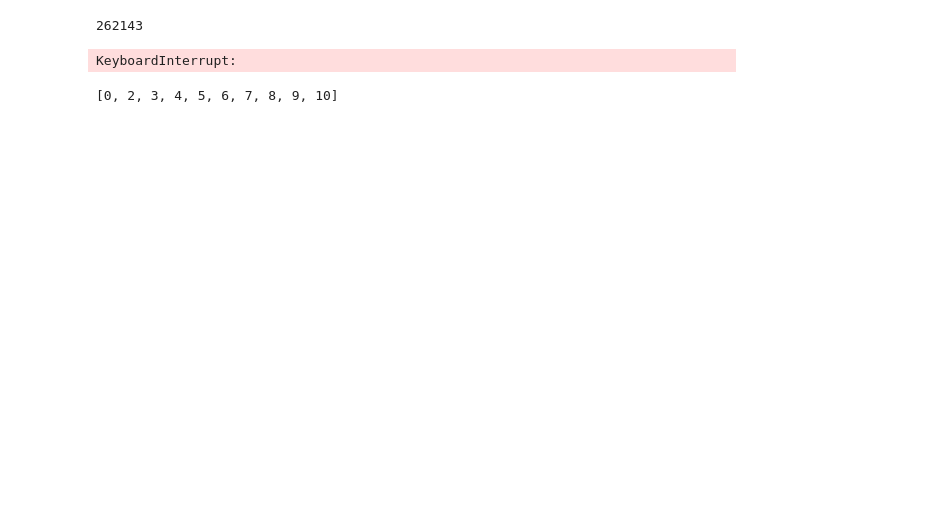
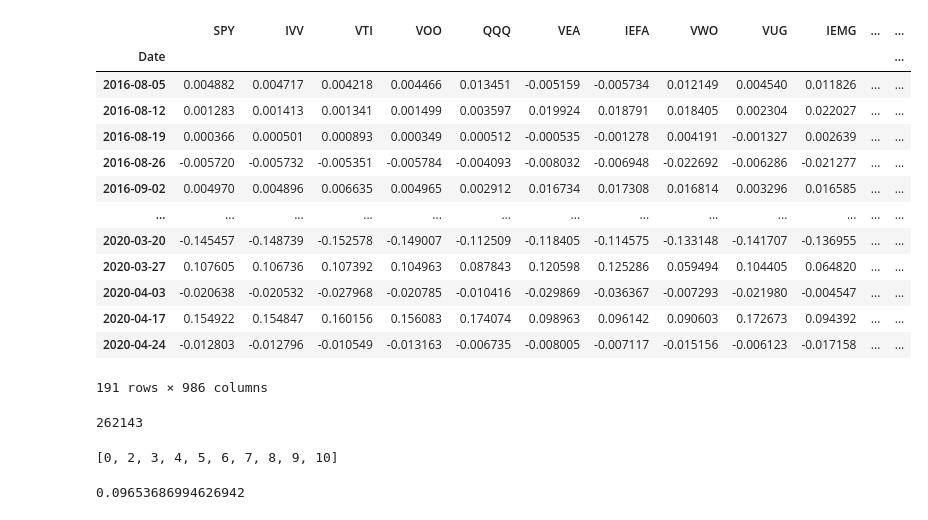
Before and after one commit to alexandgg/Streamlit-app, a Jupyter notebook: opti.ipynb, the cells around one changed output. Saved outputs shown, nothing was run; the diff lists cells and outputs as text; code cells hidden in the pictures; blank space fills up the shorter version.

```diff
--- a/opti.ipynb
+++ b/opti.ipynb
@@ -22,6 +24,23 @@ def meanRetAn(data):
     return(Result)
 # %%
 df = pd.read_csv("WeeklyReturns.csv", index_col="Date")
+# %%
+df
+# %% [output]
+|  | SPY | IVV | VTI | VOO | QQQ | VEA | IEFA | VWO | VUG | IEMG | ... | ... |
+| Date |  |  |  |  |  |  |  |  |  |  |  | ... |
+| 2016-08-05 | 0.004882 | 0.004717 | 0.004218 | 0.004466 | 0.013451 | -0.005159 | -0.005734 | 0.012149 | 0.004540 | 0.011826 | ... | ... |
+| 2016-08-12 | 0.001283 | 0.001413 | 0.001341 | 0.001499 | 0.003597 | 0.019924 | 0.018791 | 0.018405 | 0.002304 | 0.022027 | ... | ... |
+| 2016-08-19 | 0.000366 | 0.000501 | 0.000893 | 0.000349 | 0.000512 | -0.000535 | -0.001278 | 0.004191 | -0.001327 | 0.002639 | ... | ... |
+| 2016-08-26 | -0.005720 | -0.005732 | -0.005351 | -0.005784 | -0.004093 | -0.008032 | -0.006948 | -0.022692 | -0.006286 | -0.021277 | ... | ... |
+| 2016-09-02 | 0.004970 | 0.004896 | 0.006635 | 0.004965 | 0.002912 | 0.016734 | 0.017308 | 0.016814 | 0.003296 | 0.016585 | ... | ... |
+| ... | ... | ... | ... | ... | ... | ... | ... | ... | ... | ... | ... | ... |
+| 2020-03-20 | -0.145457 | -0.148739 | -0.152578 | -0.149007 | -0.112509 | -0.118405 | -0.114575 | -0.133148 | -0.141707 | -0.136955 | ... | ... |
+| 2020-03-27 | 0.107605 | 0.106736 | 0.107392 | 0.104963 | 0.087843 | 0.120598 | 0.125286 | 0.059494 | 0.104405 | 0.064820 | ... | ... |
+| 2020-04-03 | -0.020638 | -0.020532 | -0.027968 | -0.020785 | -0.010416 | -0.029869 | -0.036367 | -0.007293 | -0.021980 | -0.004547 | ... | ... |
+| 2020-04-17 | 0.154922 | 0.154847 | 0.160156 | 0.156083 | 0.174074 | 0.098963 | 0.096142 | 0.090603 | 0.172673 | 0.094392 | ... | ... |
+| 2020-04-24 | -0.012803 | -0.012796 | -0.010549 | -0.013163 | -0.006735 | -0.008005 | -0.007117 | -0.015156 | -0.006123 | -0.017158 | ... | ... |
+191 rows × 986 columns
 # %%
 from tqdm import tqdm
 from itertools import combinations
@@ -33,29 +52,6 @@ for i in tqdm(range(2,len(tickers)+1,2)):
 len(samples)
 # %% [output]
 262143
-# %%
-from sklearn.decomposition import PCA
-pca = PCA()
-PDI_dict = {}
-for i,y in zip(samples,range(len(samples))):
-    n_assets = len(i)
-    portfolio_weights_ew = np.repeat(1/n_assets, n_assets)
-    port_weekly_return = df[i].mul(portfolio_weights_ew,axis=1).sum(axis=1)
-    ann_ret = meanRetAn(list(port_weekly_return))
-    an_cov = df[i].cov()
-    port_std = np.sqrt(np.dot(portfolio_weights_ew.T, np.dot(an_cov, portfolio_weights_ew)))*np.sqrt(52)
-    corr_matrix = np.array(df[i].cov())
-    principalComponents = pca.fit(corr_matrix)
-    PDI = 2*sum(x*y for x,y in zip(principalComponents.explained_variance_ratio_,range(1,len(principalComponents.explained_variance_ratio_)+1,1)))-1
-    PDI_dict[y] = {}
-    PDI_dict[y]["PDI_INDEX"] = PDI
-    PDI_dict[y]["Number of Assets"] = len(i)
-    PDI_dict[y]["Assets"] = i
-    PDI_dict[y]["Sharpe Ratio"] = ann_ret/port_std
-    PDI_dict[y]["Annual Return"] = ann_ret
-    PDI_dict[y]["Annual STD"] = port_std
-# %% [output]
-KeyboardInterrupt:
 # %%
 PDI_DF = pd.DataFrame(PDI_dict).T
 PDI_DF["Number of Assets"] = PDI_DF["Number of Assets"].astype(int)
@@ -75,0 +75,4 @@ tt
+# %%
+meanRetAn(df["SPY"])
+# %% [output]
+0.09653686994626942
```
Also changed, not shown: parts of 49 cells of this notebook, 5 other files.
